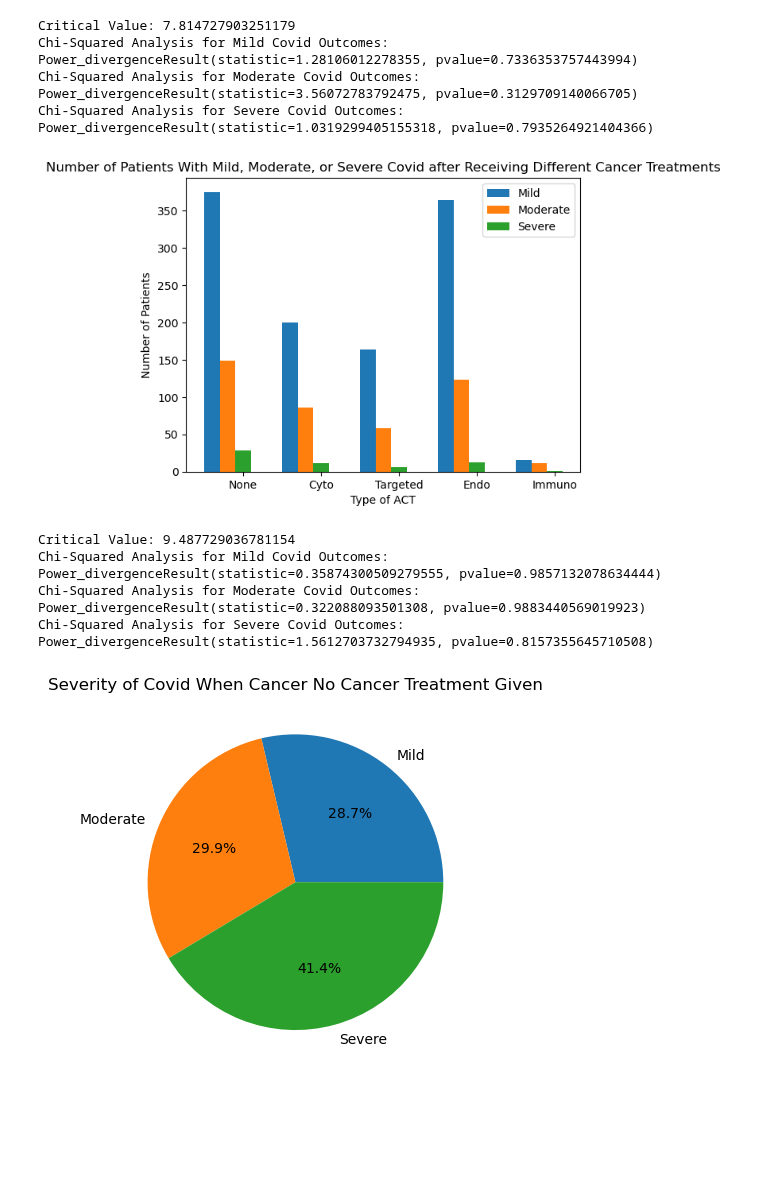
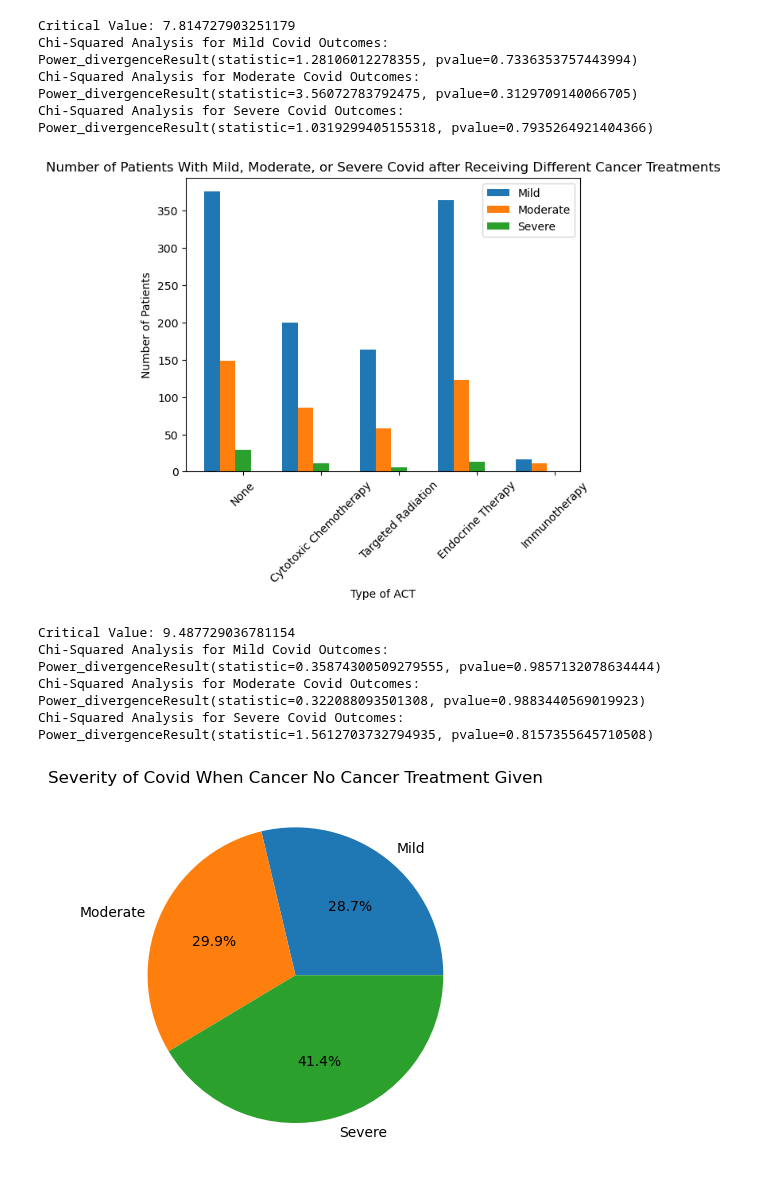
Before and after one commit to HSaleem352/Bootcamp-Project1, a Jupyter notebook: data_cleaning_afr.ipynb, the cells around one changed output. Saved outputs shown, nothing was run; the diff lists cells and outputs as text; code cells hidden in the pictures; blank space fills up the shorter version.

```diff
--- a/data_cleaning_afr.ipynb
+++ b/data_cleaning_afr.ipynb
@@ -188,14 +188,14 @@ mild_treatment = [mild_none, mild_cyto, mild_targeted, mild_endo, mild_immuno]
 mod_treatment = [mod_none, mod_cyto, mod_targeted, mod_endo, mod_immuno]
 sev_treatment = [sev_none, sev_cyto, sev_targeted, sev_endo, sev_immuno]
 
-treatment_bar_x_values = ["None", "Cyto", "Targeted", "Endo", "Immuno"]
+treatment_bar_x_values = ["None", "Cytotoxic Chemotherapy", "Targeted Radiation", "Endocrine Therapy", "Immunotherapy"]
 treatment_x_axis = np.arange(len(treatment_bar_x_values))
 
 plt.bar(treatment_x_axis - 0.4, mild_treatment, 0.2, label = 'Mild')
 plt.bar(treatment_x_axis - 0.2, mod_treatment, 0.2, label = 'Moderate')
 plt.bar(treatment_x_axis + 0, sev_treatment, 0.2, label = "Severe")
 
-plt.xticks(treatment_x_axis, treatment_bar_x_values)
+plt.xticks(treatment_x_axis, treatment_bar_x_values, rotation=45)
 plt.xlabel("Type of ACT")
 plt.ylabel("Number of Patients")
 plt.title("Number of Patients With Mild, Moderate, or Severe Covid after Receiving Different Cancer Treatments")
@@ -228,34 +228,34 @@ sev_endo_prop = sev_endo/mod_total
 sev_immuno_prop = sev_immuno/mod_total
 
 # Calculate Expected and Observed Values and Put Into List
 mild_treatment_stats = [mild_none_prop, mild_cyto_prop, mild_targeted_prop, mild_endo_prop, mild_immuno_prop]
 mild_treatment_expected = (mild_none_prop+mild_cyto_prop+mild_targeted_prop+mild_endo_prop+mild_immuno_prop)/5
 mild_treatment_exp = [mild_treatment_expected, mild_treatment_expected, mild_treatment_expected, mild_treatment_expected, mild_treatment_expected]
 
 mod_treatment_stats = [mod_none_prop, mod_cyto_prop, mod_targeted_prop, mod_endo_prop, mod_immuno_prop]
 mod_treatment_expected = (mod_none_prop+mod_cyto_prop+mod_targeted_prop+mod_endo_prop+mod_immuno_prop)/5
 mod_treatment_exp = [mod_treatment_expected, mod_treatment_expected, mod_treatment_expected, mod_treatment_expected, mod_treatment_expected]
 
 sev_treatment_stats = [sev_none_prop, sev_cyto_prop, sev_targeted_prop, sev_endo_prop, sev_immuno_prop]
 sev_treatment_expected = (sev_none_prop+sev_cyto_prop+sev_targeted_prop+sev_endo_prop+sev_immuno_prop)/5
 sev_treatment_exp = [sev_treatment_expected, sev_treatment_expected, sev_treatment_expected, sev_treatment_expected, sev_treatment_expected]
 
 # Critical value
 treatment_crit_val=st.chi2.ppf(q=0.95, df=4)
 
 # Chi square analysis
 mild_treatment_chi=st.chisquare(mild_treatment_stats, mild_treatment_exp)
 mod_treatment_chi=st.chisquare(mod_treatment_stats, mod_treatment_exp)
 sev_treatment_chi=st.chisquare(sev_treatment_stats, sev_treatment_exp)
 
 
 # Print everything
 print("Critical Value: " + str(treatment_crit_val))
 print("Chi-Squared Analysis for Mild Covid Outcomes: " + str(mild_treatment_chi))
 print("Chi-Squared Analysis for Moderate Covid Outcomes: " + str(mod_treatment_chi))
 print("Chi-Squared Analysis for Severe Covid Outcomes: " + str(sev_treatment_chi))
 # %% [output]
-[figure, old version]
+[figure, new version]
 Critical Value: 9.487729036781154
 Chi-Squared Analysis for Mild Covid Outcomes: Power_divergenceResult(statistic=0.35874300509279555, pvalue=0.9857132078634444)
 Chi-Squared Analysis for Moderate Covid Outcomes: Power_divergenceResult(statistic=0.322088093501308, pvalue=0.9883440569019923)
```
Also changed, not shown: parts of 1 cell of this notebook.
